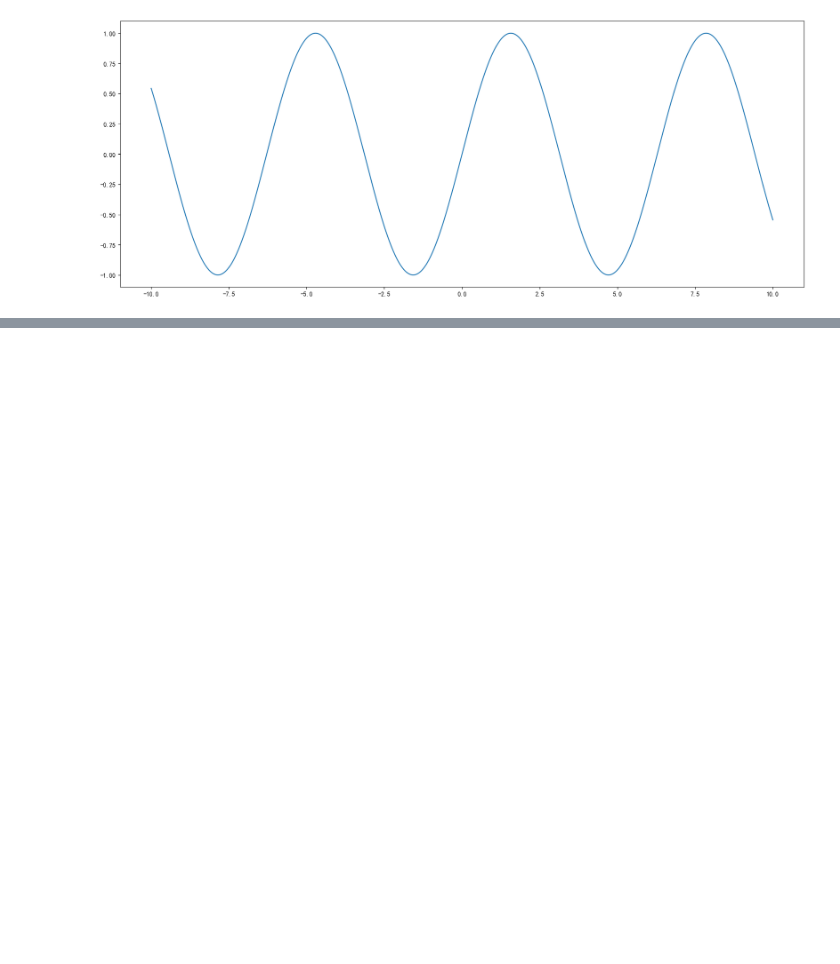
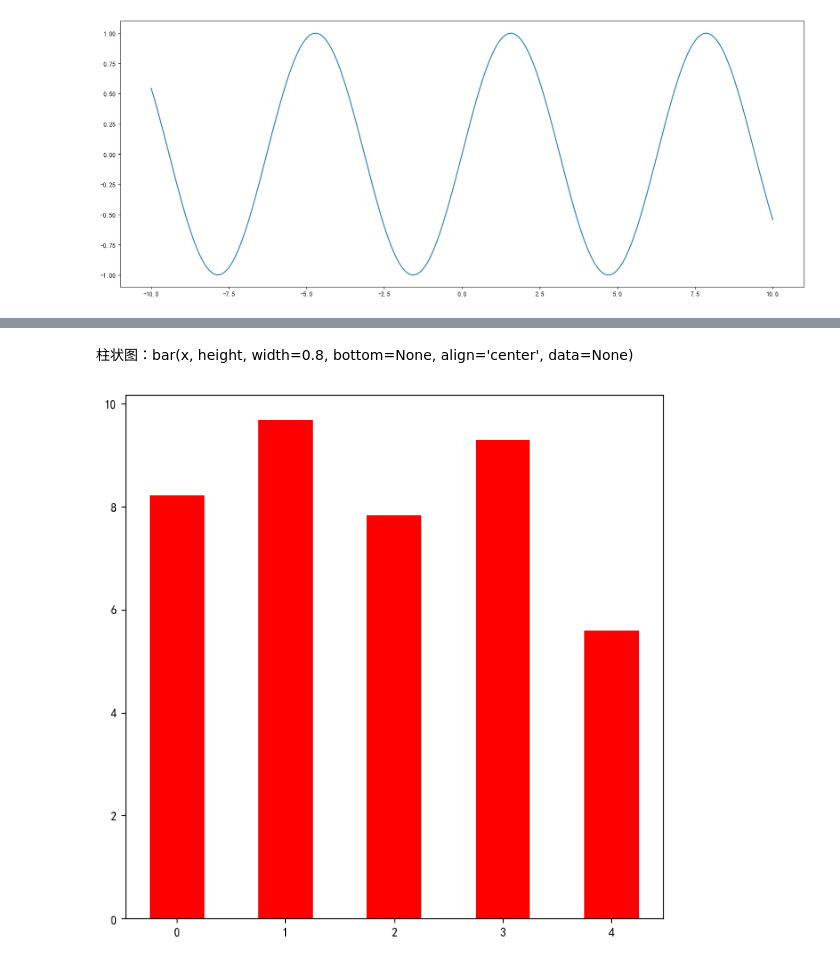
Before and after one commit to Liquor007/MyDeepLearning, a Jupyter notebook: Matplotlib.ipynb, the cells around one changed output, grey strips where cells are left out. Cells and saved outputs as stored; diff of their text form; code cells hidden in the pictures; blank space fills up the shorter version.

```diff
--- a/Matplotlib.ipynb
+++ b/Matplotlib.ipynb
@@ -206,0 +235,10 @@ plt.show()
+# %% [markdown]
+柱状图：bar(x, height, width=0.8, bottom=None, align='center', data=None)
+# %%
+x=range(5)
+y=[random.uniform(5,10)for i in x]#x and y must be the same size
+plt.figure(figsize=(8,8),dpi=100)
+plt.bar(x,width=0.5,height=y,align="center",color="r")
+plt.show()
+# %% [output]
+[figure, added]
```
Also changed, not shown: parts of 11 cells of this notebook.
